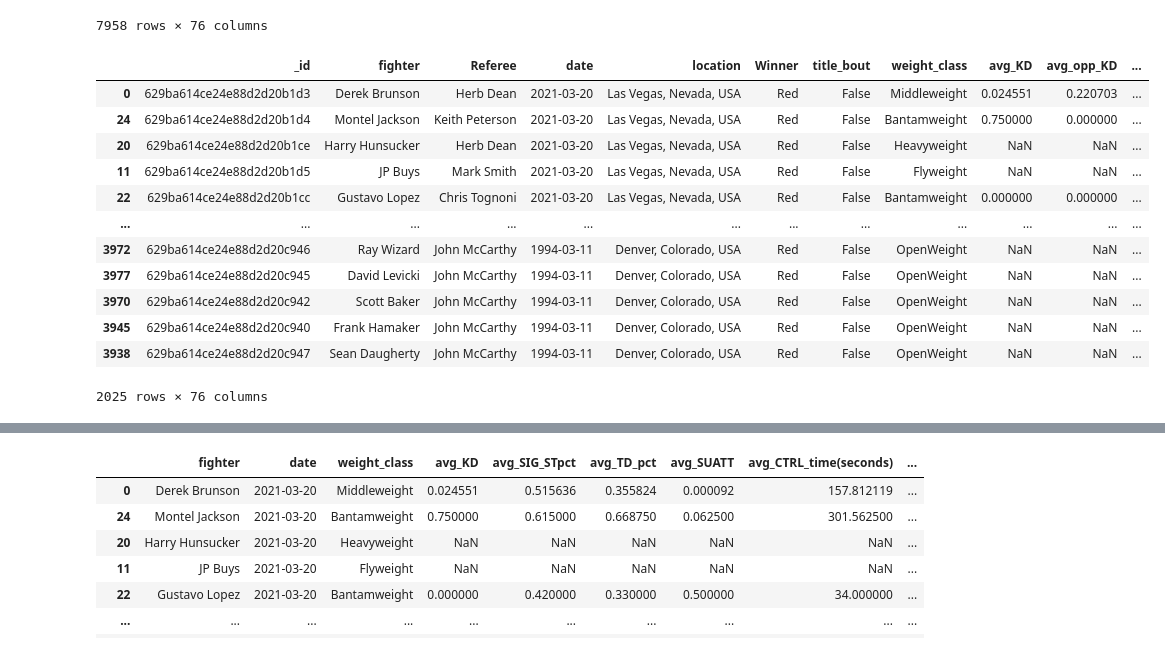
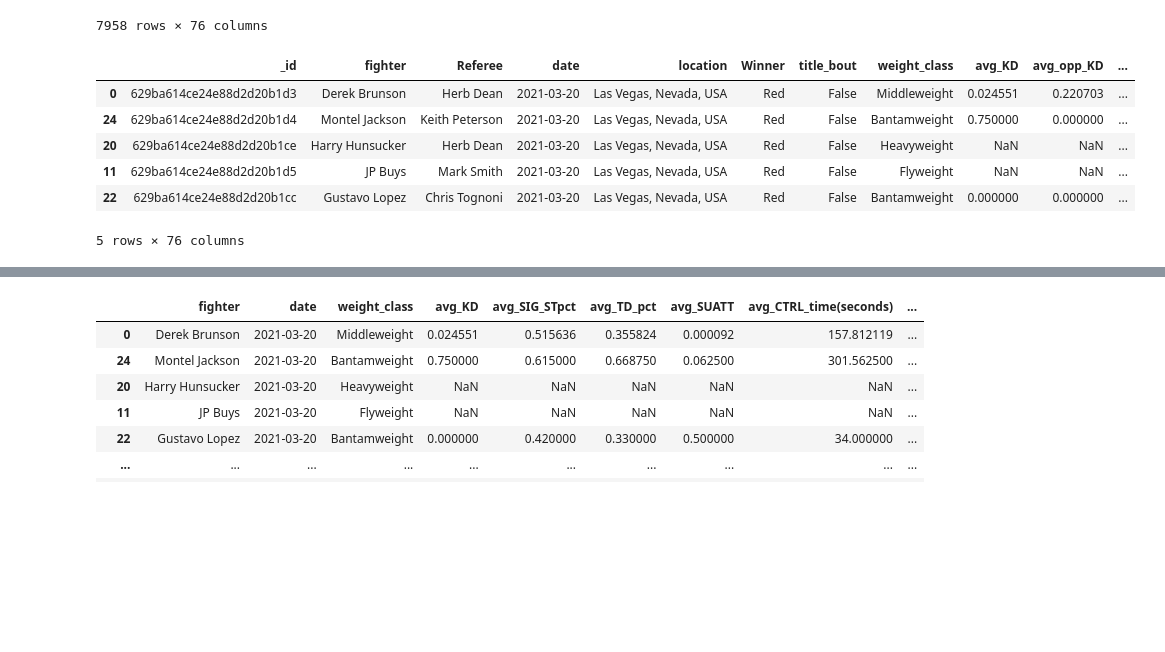
Before and after one commit to mel518/project-4, a Jupyter notebook: fighter_stats.ipynb, the cells around one changed output, grey strips where cells are left out. Drawn from its saved outputs; the diff is of its cells as text; code cells hidden in the pictures; blank space fills up the shorter version.

```diff
--- a/fighter_stats.ipynb
+++ b/fighter_stats.ipynb
@@ -273,21 +273,15 @@ with pd.option_context("display.max_columns", None):
 7958 rows × 76 columns
 # %%
 sorted_data = dfunion.sort_values('date', ascending=False).drop_duplicates('fighter', keep='first')
-sorted_data
+sorted_data.head()
 # %% [output]
 |  | _id | fighter | Referee | date | location | Winner | title_bout | weight_class | avg_KD | avg_opp_KD | ... |
 | 0 | 629ba614ce24e88d2d20b1d3 | Derek Brunson | Herb Dean | 2021-03-20 | Las Vegas, Nevada, USA | Red | False | Middleweight | 0.024551 | 0.220703 | ... |
 | 24 | 629ba614ce24e88d2d20b1d4 | Montel Jackson | Keith Peterson | 2021-03-20 | Las Vegas, Nevada, USA | Red | False | Bantamweight | 0.750000 | 0.000000 | ... |
 | 20 | 629ba614ce24e88d2d20b1ce | Harry Hunsucker | Herb Dean | 2021-03-20 | Las Vegas, Nevada, USA | Red | False | Heavyweight | NaN | NaN | ... |
 | 11 | 629ba614ce24e88d2d20b1d5 | JP Buys | Mark Smith | 2021-03-20 | Las Vegas, Nevada, USA | Red | False | Flyweight | NaN | NaN | ... |
 | 22 | 629ba614ce24e88d2d20b1cc | Gustavo Lopez | Chris Tognoni | 2021-03-20 | Las Vegas, Nevada, USA | Red | False | Bantamweight | 0.000000 | 0.000000 | ... |
-| ... | ... | ... | ... | ... | ... | ... | ... | ... | ... | ... | ... |
-| 3972 | 629ba614ce24e88d2d20c946 | Ray Wizard | John McCarthy | 1994-03-11 | Denver, Colorado, USA | Red | False | OpenWeight | NaN | NaN | ... |
-| 3977 | 629ba614ce24e88d2d20c945 | David Levicki | John McCarthy | 1994-03-11 | Denver, Colorado, USA | Red | False | OpenWeight | NaN | NaN | ... |
-| 3970 | 629ba614ce24e88d2d20c942 | Scott Baker | John McCarthy | 1994-03-11 | Denver, Colorado, USA | Red | False | OpenWeight | NaN | NaN | ... |
-| 3945 | 629ba614ce24e88d2d20c940 | Frank Hamaker | John McCarthy | 1994-03-11 | Denver, Colorado, USA | Red | False | OpenWeight | NaN | NaN | ... |
-| 3938 | 629ba614ce24e88d2d20c947 | Sean Daugherty | John McCarthy | 1994-03-11 | Denver, Colorado, USA | Red | False | OpenWeight | NaN | NaN | ... |
-2025 rows × 76 columns
+5 rows × 76 columns
 # %%
 sorted_data[sorted_data.fighter=='Conor McGregor']
 # %% [output]
```
